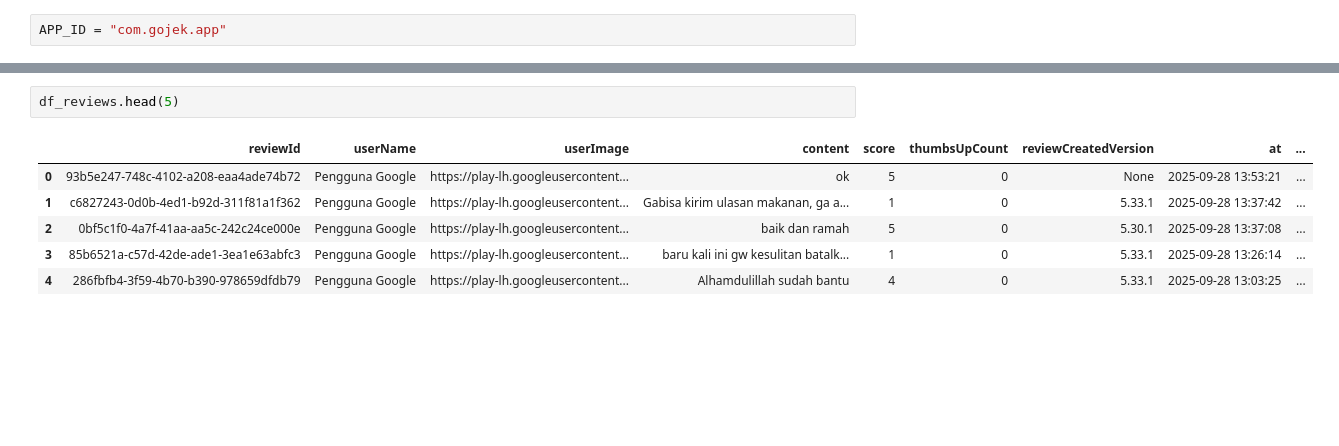
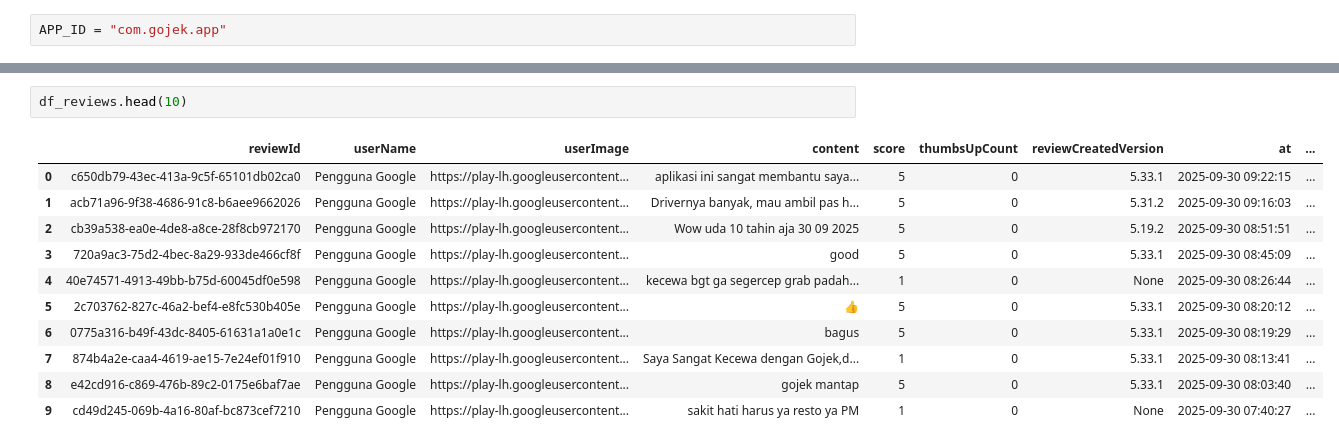
Before and after one commit to FaizFP/Dicoding--Analystic-Sentiments, a Jupyter notebook: Scraping_Data.ipynb, the cells around one changed output, grey strips where cells are left out. Drawn from its saved outputs; the diff is of its cells as text; blank space fills up the shorter version.

```diff
--- a/Scraping_Data.ipynb
+++ b/Scraping_Data.ipynb
@@ -59,12 +73,17 @@ Berhasil mengambil 11000 ulasan.
 # %%
-df_reviews.head(5)
+df_reviews.head(10)
 # %% [output]
 |  | reviewId | userName | userImage | content | score | thumbsUpCount | reviewCreatedVersion | at | ... |
-| 0 | 93b5e247-748c-4102-a208-eaa4ade74b72 | Pengguna Google | https://play-lh.googleusercontent... | ok | 5 | 0 | None | 2025-09-28 13:53:21 | ... |
-| 1 | c6827243-0d0b-4ed1-b92d-311f81a1f362 | Pengguna Google | https://play-lh.googleusercontent... | Gabisa kirim ulasan makanan, ga a... | 1 | 0 | 5.33.1 | 2025-09-28 13:37:42 | ... |
-| 2 | 0bf5c1f0-4a7f-41aa-aa5c-242c24ce000e | Pengguna Google | https://play-lh.googleusercontent... | baik dan ramah | 5 | 0 | 5.30.1 | 2025-09-28 13:37:08 | ... |
-| 3 | 85b6521a-c57d-42de-ade1-3ea1e63abfc3 | Pengguna Google | https://play-lh.googleusercontent... | baru kali ini gw kesulitan batalk... | 1 | 0 | 5.33.1 | 2025-09-28 13:26:14 | ... |
-| 4 | 286fbfb4-3f59-4b70-b390-978659dfdb79 | Pengguna Google | https://play-lh.googleusercontent... | Alhamdulillah sudah bantu | 4 | 0 | 5.33.1 | 2025-09-28 13:03:25 | ... |
+| 0 | c650db79-43ec-413a-9c5f-65101db02ca0 | Pengguna Google | https://play-lh.googleusercontent... | aplikasi ini sangat membantu saya... | 5 | 0 | 5.33.1 | 2025-09-30 09:22:15 | ... |
+| 1 | acb71a96-9f38-4686-91c8-b6aee9662026 | Pengguna Google | https://play-lh.googleusercontent... | Drivernya banyak, mau ambil pas h... | 5 | 0 | 5.31.2 | 2025-09-30 09:16:03 | ... |
+| 2 | cb39a538-ea0e-4de8-a8ce-28f8cb972170 | Pengguna Google | https://play-lh.googleusercontent... | Wow uda 10 tahin aja 30 09 2025 | 5 | 0 | 5.19.2 | 2025-09-30 08:51:51 | ... |
+| 3 | 720a9ac3-75d2-4bec-8a29-933de466cf8f | Pengguna Google | https://play-lh.googleusercontent... | good | 5 | 0 | 5.33.1 | 2025-09-30 08:45:09 | ... |
+| 4 | 40e74571-4913-49bb-b75d-60045df0e598 | Pengguna Google | https://play-lh.googleusercontent... | kecewa bgt ga segercep grab padah... | 1 | 0 | None | 2025-09-30 08:26:44 | ... |
+| 5 | 2c703762-827c-46a2-bef4-e8fc530b405e | Pengguna Google | https://play-lh.googleusercontent... | 👍 | 5 | 0 | 5.33.1 | 2025-09-30 08:20:12 | ... |
+| 6 | 0775a316-b49f-43dc-8405-61631a1a0e1c | Pengguna Google | https://play-lh.googleusercontent... | bagus | 5 | 0 | 5.33.1 | 2025-09-30 08:19:29 | ... |
+| 7 | 874b4a2e-caa4-4619-ae15-7e24ef01f910 | Pengguna Google | https://play-lh.googleusercontent... | Saya Sangat Kecewa dengan Gojek,d... | 1 | 0 | 5.33.1 | 2025-09-30 08:13:41 | ... |
+| 8 | e42cd916-c869-476b-89c2-0175e6baf7ae | Pengguna Google | https://play-lh.googleusercontent... | gojek mantap | 5 | 0 | 5.33.1 | 2025-09-30 08:03:40 | ... |
+| 9 | cd49d245-069b-4a16-80af-bc873cef7210 | Pengguna Google | https://play-lh.googleusercontent... | sakit hati harus ya resto ya PM | 1 | 0 | None | 2025-09-30 07:40:27 | ... |
 # %%
 df_reviews.info()
 # %% [output]
```
Also changed, not shown: parts of 21 cells of this notebook.
